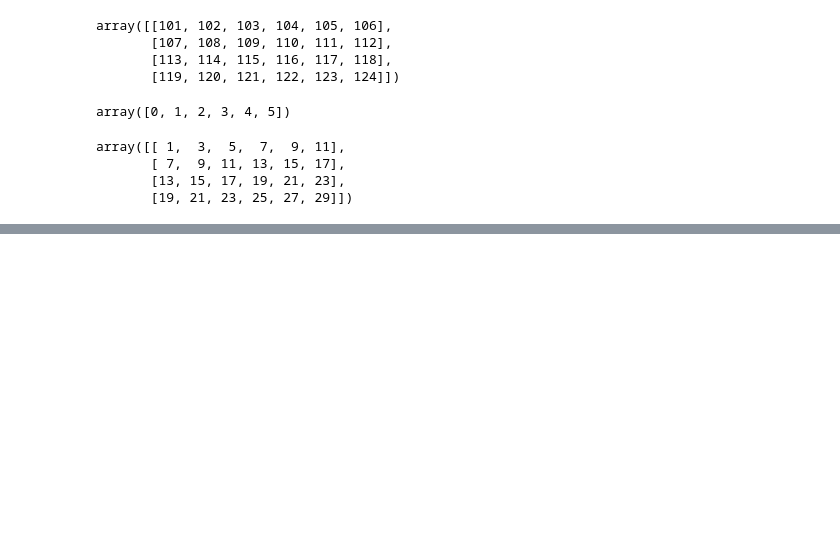
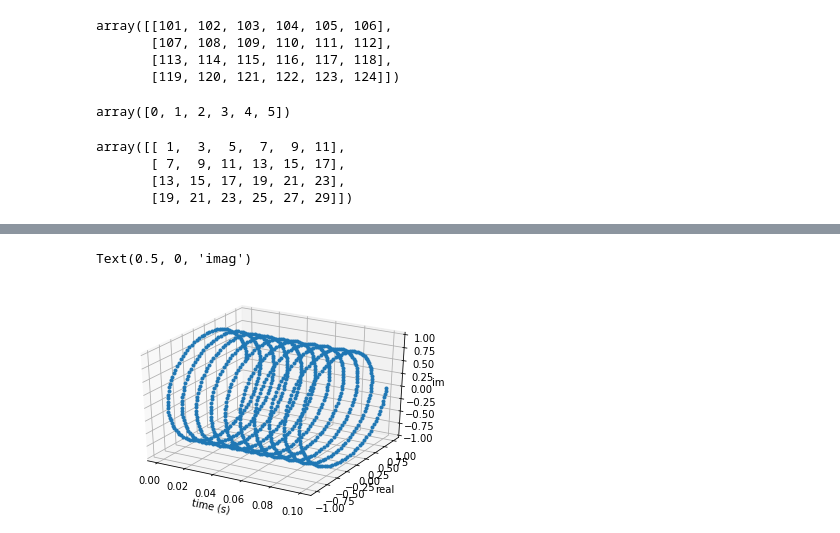
Before and after one commit to jinyoung821/class2019Fall, a Jupyter notebook: English Phonology.ipynb, the cells around one changed output, grey strips where cells are left out. Cells and saved outputs as stored; diff of their text form; code cells hidden in the pictures; blank space fills up the shorter version.

```diff
--- a/English Phonology.ipynb
+++ b/English Phonology.ipynb
@@ -704,0 +829,12 @@ array([[ 1,  3,  5,  7,  9, 11],
+# %%
+fig = plt.figure()
+ax = fig.add_subplot(111, projection='3d')
+ax.plot(t[0:1000], c.real[0:1000], c.imag[0:1000], '.')     # 세 개의 입력값(3차원)
+ax.set_xlabel('time (s)')
+ax.set_ylabel('real')
+ax.set_zlabel('imag')
+# 그래프를 위에서 볼 때 (real) > cos 함수
+# 그래프를 옆에서 볼 때 (imaginary) > sin 함수
+# %% [output]
+Text(0.5, 0, 'imag')
+[figure, added]
```
Also changed, not shown: parts of 23 cells of this notebook, 1 other file.
